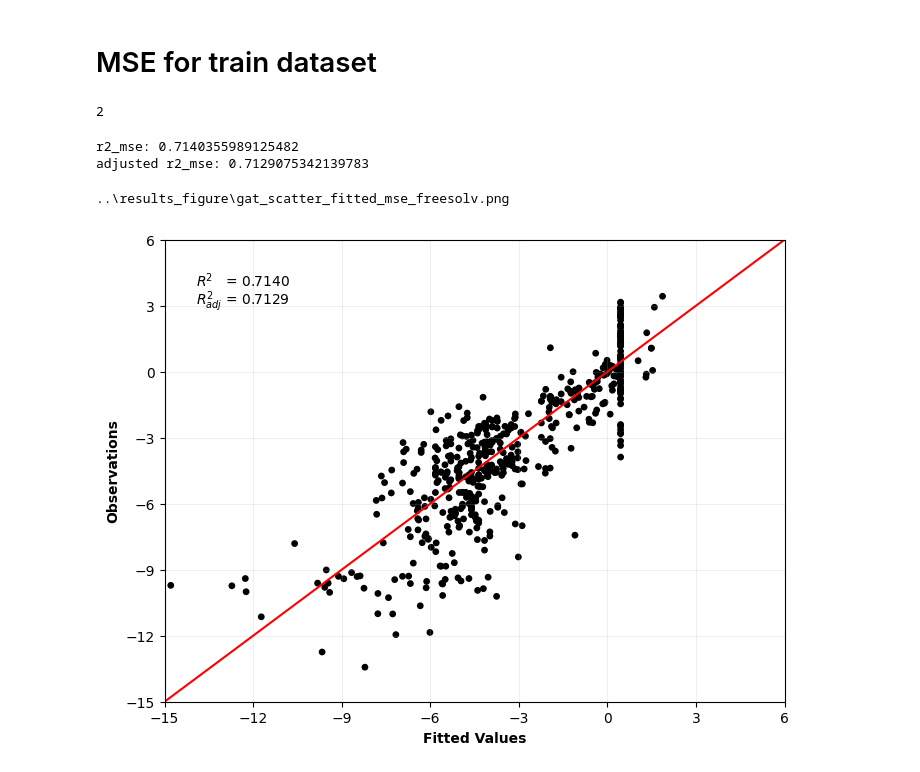
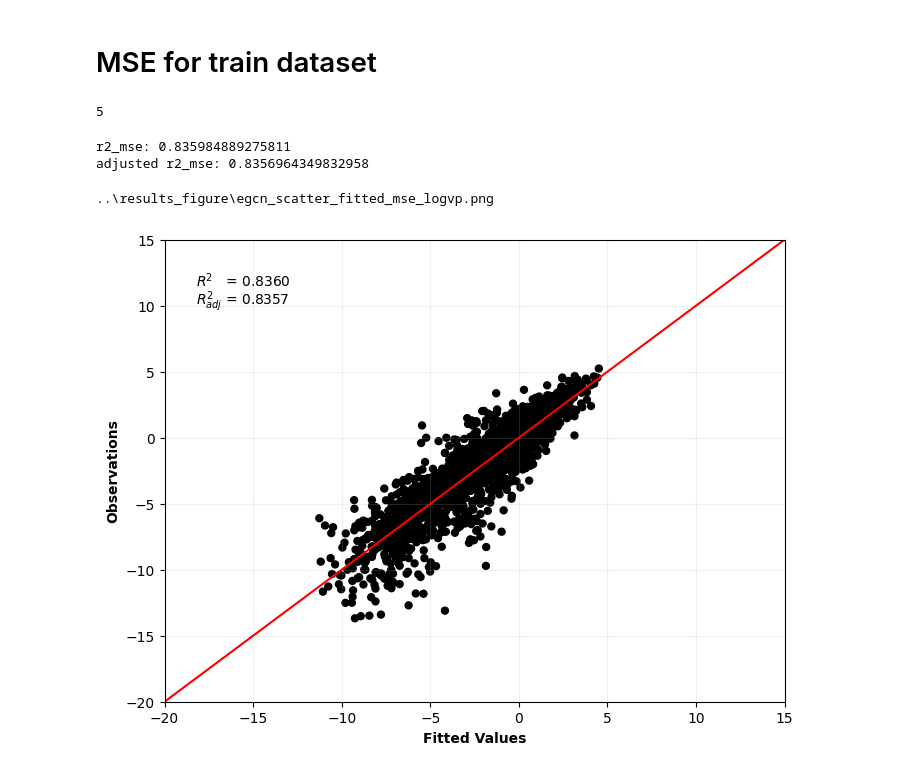
Before and after one commit to DSjayjang/Project, a Jupyter notebook: ChemGCNs/visualization/scatter_fitted_competitors.ipynb, the cells around one changed output. Saved outputs shown, nothing was run; the diff lists cells and outputs as text; code cells hidden in the pictures.

Commit message:
logvp

```diff
--- a/ChemGCNs/visualization/scatter_fitted_competitors.ipynb
+++ b/ChemGCNs/visualization/scatter_fitted_competitors.ipynb
@@ -5,8 +5,8 @@ import pandas as pd
 import matplotlib.pyplot as plt
 from sklearn.metrics import r2_score
 # %%
-model = 'gcn' # gcn / gat / egcn
-dataset = 'freesolv' # freesolv / esol / lipo / logvp / logp
+model = 'egcn' # gcn / gat / egcn
+dataset = 'logvp' # freesolv / esol / lipo / logvp_old / logp / logvp
 save_dir = r'..\results_figure'
 # %% [markdown]
 # MSE for train dataset
@@ -15,7 +15,7 @@ save_dir = r'..\results_figure'
 df_train_MSE = pd.read_csv(r'..\results_datasets\\' + model + '_result_train_' + dataset + '_mse'  + '.csv')
 print(df_train_MSE.shape[1])
 # %% [output]
-2
+5
 # %%
 # MSE 컬럼명 추가
 columns = ['target', 'fitted'] + [f'feature{i}' for i in range(1, df_train_MSE.shape[1]-1)]
@@ -29,8 +29,8 @@ print('r2_mse:', r2_mse)
 adjusted_r2_mse = ((len(df_train_MSE) - 1) * r2_mse - df_train_MSE.shape[1]) / (len(df_train_MSE) - df_train_MSE.shape[1] - 1)
 print('adjusted r2_mse:', adjusted_r2_mse)
 # %% [output]
-r2_mse: 0.7140355989125482
-adjusted r2_mse: 0.7129075342139783
+r2_mse: 0.835984889275811
+adjusted r2_mse: 0.8356964349832958
 # %%
 if dataset in ['freesolv', 'esol', 'lipo']:
     s = 15
@@ -71,36 +71,41 @@ elif dataset == 'logp':
     plt.ylim(-8, 10)
     plt.xticks(range(-8, 12, 2))
     plt.yticks(range(-8, 12, 2))
+elif dataset == 'logvp_old':
+    plt.xlim(-20, 15)
+    plt.ylim(-20, 15)
+    plt.xticks(range(-20, 16, 5))
+    plt.yticks(range(-20, 16, 5))
 elif dataset == 'logvp':
     plt.xlim(-20, 15)
     plt.ylim(-20, 15)
     plt.xticks(range(-20, 16, 5))
     plt.yticks(range(-20, 16, 5))
 # elif dataset == 'vd':
 #     plt.xlim(0, 8)
 #     plt.ylim(0, 8)
 #     plt.xticks(range(0, 9, 1))
 #     plt.yticks(range(0, 9, 1))
 
 plt.xlabel("Fitted Values", fontweight = 'bold')
 plt.ylabel("Observations", fontweight = 'bold')
 
 plt.text(0.05, 0.90, rf'$R{{^2}}$   = {r2_mse:.4f}',
          transform = plt.gca().transAxes,
          fontsize = 10,)
 plt.text(0.05, 0.86, rf'$R_{{adj}}^2$ = {adjusted_r2_mse:.4f}',
          transform = plt.gca().transAxes,
          fontsize = 10,)
 
 plt.grid(alpha = 0.2)
 
 # 저장
 file_name = f'{model}_scatter_fitted_mse_{dataset}.png'
 file_path = os.path.join(save_dir, file_name)
 print(file_path)
 plt.savefig(file_path, dpi = 300, bbox_inches = 'tight')
 
 plt.show()
 # %% [output]
-..\results_figure\gat_scatter_fitted_mse_freesolv.png
+..\results_figure\egcn_scatter_fitted_mse_logvp.png
-[figure, old version]
+[figure, new version]
```
Also changed, not shown: 11 other files.
